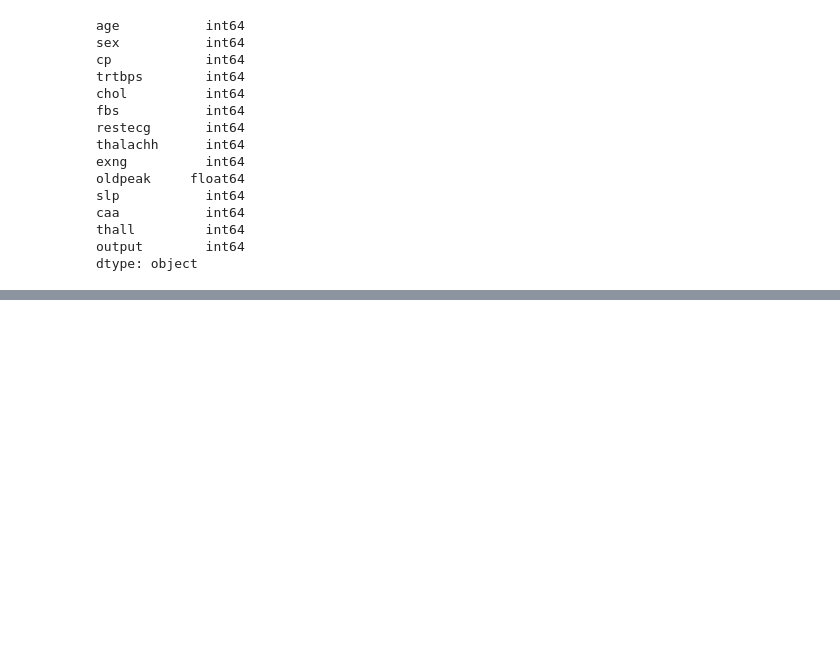
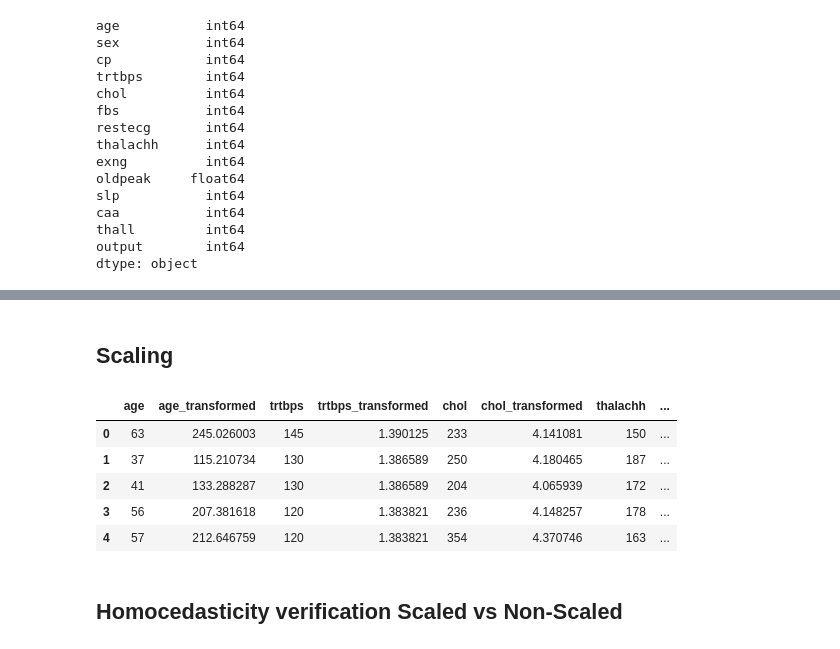
Before and after one commit to Carlos-Perez-Ha/PRA2, a Jupyter notebook: Oscar.ipynb, the cells around one changed output, grey strips where cells are left out. Drawn from its saved outputs; the diff is of its cells as text; code cells hidden in the pictures; blank space fills up the shorter version.

```diff
--- a/Oscar.ipynb
+++ b/Oscar.ipynb
@@ -34,0 +149,11 @@ df.describe()
+# %% [markdown]
+## Scaling
+# %%
+df[extended_cols].head()
+# %% [output]
+|  | age | age_transformed | trtbps | trtbps_transformed | chol | chol_transformed | thalachh | ... |
+| 0 | 63 | 245.026003 | 145 | 1.390125 | 233 | 4.141081 | 150 | ... |
+| 1 | 37 | 115.210734 | 130 | 1.386589 | 250 | 4.180465 | 187 | ... |
+| 2 | 41 | 133.288287 | 130 | 1.386589 | 204 | 4.065939 | 172 | ... |
+| 3 | 56 | 207.381618 | 120 | 1.383821 | 236 | 4.148257 | 178 | ... |
+| 4 | 57 | 212.646759 | 120 | 1.383821 | 354 | 4.370746 | 163 | ... |
@@ -34,0 +167,2 @@ df.describe()
+# %% [markdown]
+## Homocedasticity verification Scaled vs Non-Scaled
```
Also changed, not shown: parts of 25 cells of this notebook.
